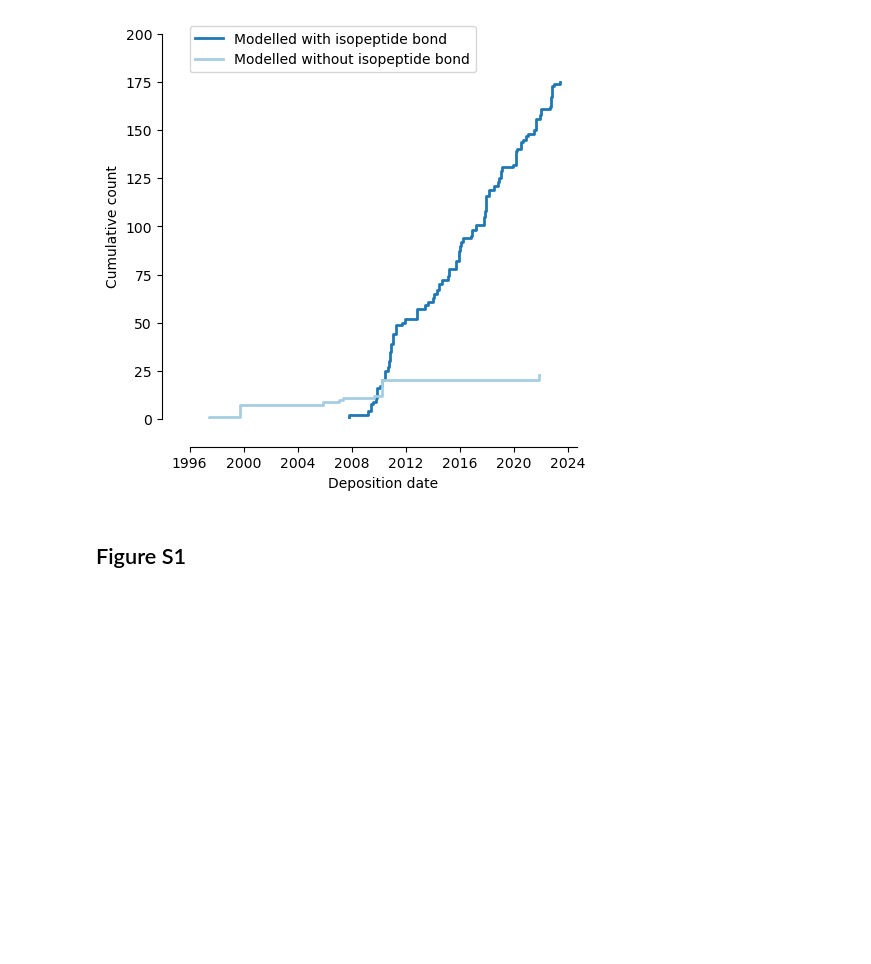
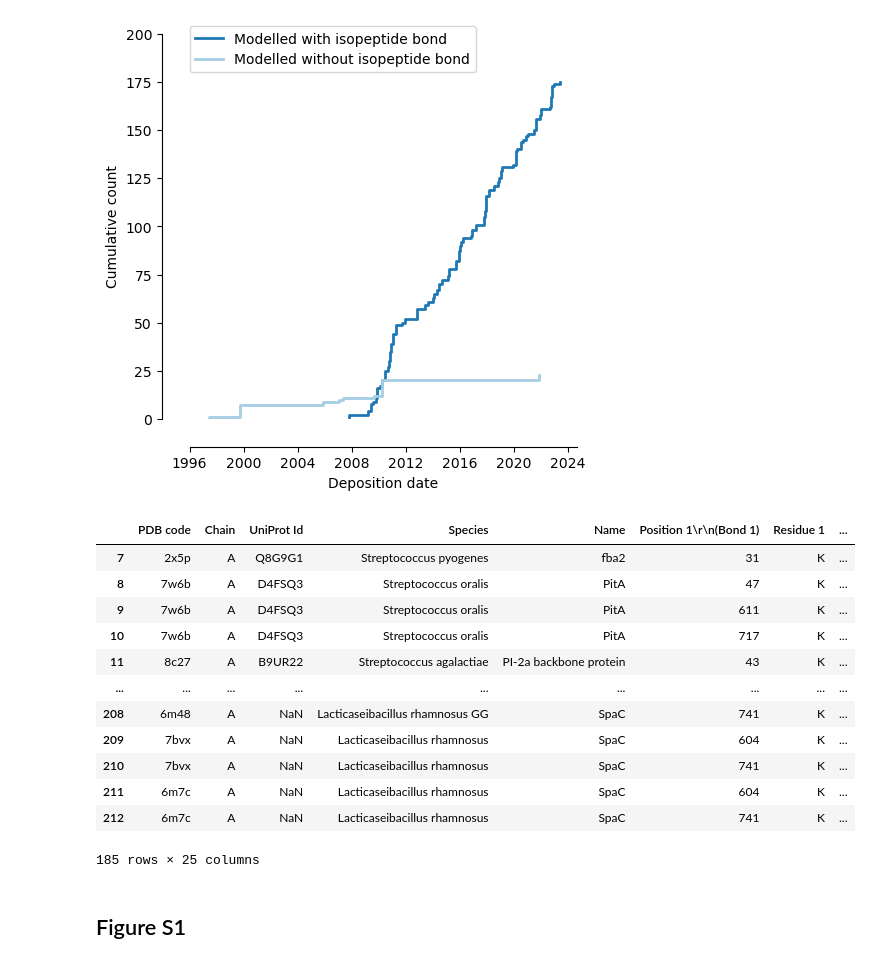
Before and after one commit to FranceCosta/Isopeptor_development, a Jupyter notebook: notebooks/20241213_figures_v2.ipynb, the cells around one changed output. Cells and saved outputs as stored; diff of their text form; code cells hidden in the pictures; blank space fills up the shorter version.

```diff
--- a/notebooks/20241213_figures_v2.ipynb
+++ b/notebooks/20241213_figures_v2.ipynb
@@ -158,5 +158,22 @@ plt.savefig(os.path.join(FIGURES, "f1.png"), dpi=350, bbox_inches="tight", pad_i
 # %% [output]
 [figure]
+# %%
+plot_df = df[df["Is bonded"] == True].copy()
+plot_df[plot_df["Deposition date"]>='2008-01-01']
+# %% [output]
+|  | PDB code | Chain | UniProt Id | Species | Name | Position 1\r\n(Bond 1) | Residue 1 | ... |
+| 7 | 2x5p | A | Q8G9G1 | Streptococcus pyogenes | fba2 | 31 | K | ... |
+| 8 | 7w6b | A | D4FSQ3 | Streptococcus oralis | PitA | 47 | K | ... |
+| 9 | 7w6b | A | D4FSQ3 | Streptococcus oralis | PitA | 611 | K | ... |
+| 10 | 7w6b | A | D4FSQ3 | Streptococcus oralis | PitA | 717 | K | ... |
+| 11 | 8c27 | A | B9UR22 | Streptococcus agalactiae | PI-2a backbone protein | 43 | K | ... |
+| ... | ... | ... | ... | ... | ... | ... | ... | ... |
+| 208 | 6m48 | A | NaN | Lacticaseibacillus rhamnosus GG | SpaC | 741 | K | ... |
+| 209 | 7bvx | A | NaN | Lacticaseibacillus rhamnosus | SpaC | 604 | K | ... |
+| 210 | 7bvx | A | NaN | Lacticaseibacillus rhamnosus | SpaC | 741 | K | ... |
+| 211 | 6m7c | A | NaN | Lacticaseibacillus rhamnosus | SpaC | 604 | K | ... |
+| 212 | 6m7c | A | NaN | Lacticaseibacillus rhamnosus | SpaC | 741 | K | ... |
+185 rows × 25 columns
 # %% [markdown]
 ## Figure S1
 # %%
```
Also changed, not shown: parts of 1 cell of this notebook, 5 other files.
